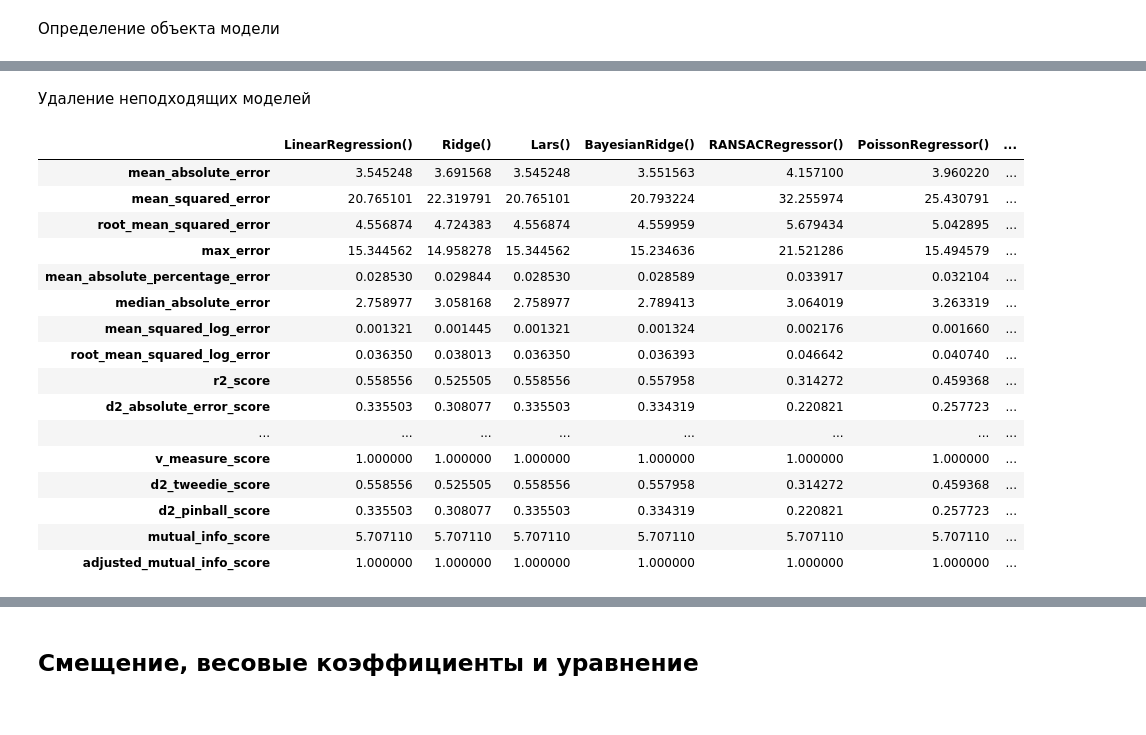
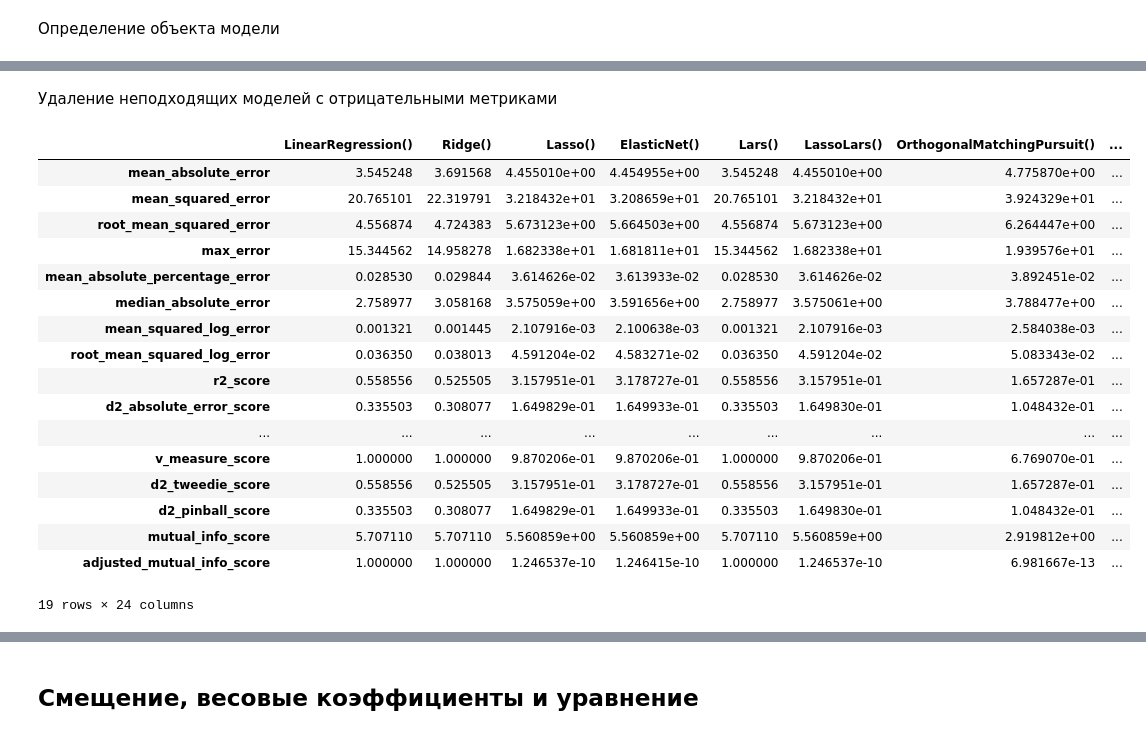
Before and after one commit to ParkhomenkoDV/airfoil_noise, a Jupyter notebook: airfoil_noise.ipynb, the cells around one changed output, grey strips where cells are left out. Drawn from its saved outputs; the diff is of its cells as text; code cells hidden in the pictures.

```diff
--- a/airfoil_noise.ipynb
+++ b/airfoil_noise.ipynb
@@ -290,10 +307,10 @@ sns.heatmap(corr, annot=True, fmt='.3f');
 # %%
-drop_features = find_drop_features(corr, threshold=0.85)
-print(f'Линейно зависимые признаки: {drop_features}')
+corr_features = df.find_corr_features(threshold=0.85)
+print(f'Линейно зависимые признаки: {corr_features}')
 # %% [output]
 Линейно зависимые признаки: []
 # %%
-df.drop(drop_features, inplace=True)
+df.drop(corr_features, axis=1, inplace=True)
 df
 # %% [output]
 |  | Frequency [Hz] | Attack angle [deg] | Chord length [m] | Free-stream velocity [m/s] | Thickness [m] | ... |
@@ -365,7 +433,7 @@ test_size = 0.2
 shuffle = True
 random_state = 0
 # %%
-train_df, test_df = train_test_split(df, test_size=test_size, shuffle=shuffle, random_state=random_state)
+train_df, test_df = df.train_test_split(test_size=test_size, shuffle=shuffle, random_state=random_state)
 # %%
 train_df.shape, test_df.shape
 # %% [output]
@@ -412,10 +478,12 @@ warnings.filterwarnings('ignore')
 errors, scores = dict(), dict()
 
 for model in tqdm(models):
-    predictions = model.predict(test_features)
-
-    errors[str(model)] = model.errors(test_labels, predictions, exceptions=False)
-    scores[str(model)] = model.scores(test_labels, predictions, exceptions=False)
+    try:
+        predictions = model.predict(test_features)
+        errors[str(model)] = model.errors(test_labels, predictions, exceptions=False)
+        scores[str(model)] = model.scores(test_labels, predictions, exceptions=False)
+    except:
+        pass
 
 warnings.filterwarnings('default')
 # %%
@@ -474,28 +542,29 @@ stats
 # %% [markdown]
-Удаление неподходящих моделей
+Удаление неподходящих моделей с отрицательными метриками
 # %%
 stats = stats.transpose()
-stats = stats[(stats > 0).all(axis=1)]
+stats = stats[(stats >= 0).all(axis=1)]
 stats = stats.transpose()
 stats
 # %% [output]
-|  | LinearRegression() | Ridge() | Lars() | BayesianRidge() | RANSACRegressor() | PoissonRegressor() | ... |
-| mean_absolute_error | 3.545248 | 3.691568 | 3.545248 | 3.551563 | 4.157100 | 3.960220 | ... |
-| mean_squared_error | 20.765101 | 22.319791 | 20.765101 | 20.793224 | 32.255974 | 25.430791 | ... |
-| root_mean_squared_error | 4.556874 | 4.724383 | 4.556874 | 4.559959 | 5.679434 | 5.042895 | ... |
-| max_error | 15.344562 | 14.958278 | 15.344562 | 15.234636 | 21.521286 | 15.494579 | ... |
-| mean_absolute_percentage_error | 0.028530 | 0.029844 | 0.028530 | 0.028589 | 0.033917 | 0.032104 | ... |
-| median_absolute_error | 2.758977 | 3.058168 | 2.758977 | 2.789413 | 3.064019 | 3.263319 | ... |
-| mean_squared_log_error | 0.001321 | 0.001445 | 0.001321 | 0.001324 | 0.002176 | 0.001660 | ... |
-| root_mean_squared_log_error | 0.036350 | 0.038013 | 0.036350 | 0.036393 | 0.046642 | 0.040740 | ... |
-| r2_score | 0.558556 | 0.525505 | 0.558556 | 0.557958 | 0.314272 | 0.459368 | ... |
-| d2_absolute_error_score | 0.335503 | 0.308077 | 0.335503 | 0.334319 | 0.220821 | 0.257723 | ... |
-| ... | ... | ... | ... | ... | ... | ... | ... |
-| v_measure_score | 1.000000 | 1.000000 | 1.000000 | 1.000000 | 1.000000 | 1.000000 | ... |
-| d2_tweedie_score | 0.558556 | 0.525505 | 0.558556 | 0.557958 | 0.314272 | 0.459368 | ... |
-| d2_pinball_score | 0.335503 | 0.308077 | 0.335503 | 0.334319 | 0.220821 | 0.257723 | ... |
-| mutual_info_score | 5.707110 | 5.707110 | 5.707110 | 5.707110 | 5.707110 | 5.707110 | ... |
-| adjusted_mutual_info_score | 1.000000 | 1.000000 | 1.000000 | 1.000000 | 1.000000 | 1.000000 | ... |
+|  | LinearRegression() | Ridge() | Lasso() | ElasticNet() | Lars() | LassoLars() | OrthogonalMatchingPursuit() | ... |
+| mean_absolute_error | 3.545248 | 3.691568 | 4.455010e+00 | 4.454955e+00 | 3.545248 | 4.455010e+00 | 4.775870e+00 | ... |
+| mean_squared_error | 20.765101 | 22.319791 | 3.218432e+01 | 3.208659e+01 | 20.765101 | 3.218432e+01 | 3.924329e+01 | ... |
+| root_mean_squared_error | 4.556874 | 4.724383 | 5.673123e+00 | 5.664503e+00 | 4.556874 | 5.673123e+00 | 6.264447e+00 | ... |
+| max_error | 15.344562 | 14.958278 | 1.682338e+01 | 1.681811e+01 | 15.344562 | 1.682338e+01 | 1.939576e+01 | ... |
+| mean_absolute_percentage_error | 0.028530 | 0.029844 | 3.614626e-02 | 3.613933e-02 | 0.028530 | 3.614626e-02 | 3.892451e-02 | ... |
+| median_absolute_error | 2.758977 | 3.058168 | 3.575059e+00 | 3.591656e+00 | 2.758977 | 3.575061e+00 | 3.788477e+00 | ... |
+| mean_squared_log_error | 0.001321 | 0.001445 | 2.107916e-03 | 2.100638e-03 | 0.001321 | 2.107916e-03 | 2.584038e-03 | ... |
+| root_mean_squared_log_error | 0.036350 | 0.038013 | 4.591204e-02 | 4.583271e-02 | 0.036350 | 4.591204e-02 | 5.083343e-02 | ... |
+| r2_score | 0.558556 | 0.525505 | 3.157951e-01 | 3.178727e-01 | 0.558556 | 3.157951e-01 | 1.657287e-01 | ... |
+| d2_absolute_error_score | 0.335503 | 0.308077 | 1.649829e-01 | 1.649933e-01 | 0.335503 | 1.649830e-01 | 1.048432e-01 | ... |
+| ... | ... | ... | ... | ... | ... | ... | ... | ... |
+| v_measure_score | 1.000000 | 1.000000 | 9.870206e-01 | 9.870206e-01 | 1.000000 | 9.870206e-01 | 6.769070e-01 | ... |
+| d2_tweedie_score | 0.558556 | 0.525505 | 3.157951e-01 | 3.178727e-01 | 0.558556 | 3.157951e-01 | 1.657287e-01 | ... |
+| d2_pinball_score | 0.335503 | 0.308077 | 1.649829e-01 | 1.649933e-01 | 0.335503 | 1.649830e-01 | 1.048432e-01 | ... |
+| mutual_info_score | 5.707110 | 5.707110 | 5.560859e+00 | 5.560859e+00 | 5.707110 | 5.560859e+00 | 2.919812e+00 | ... |
+| adjusted_mutual_info_score | 1.000000 | 1.000000 | 1.246537e-10 | 1.246415e-10 | 1.000000 | 1.246537e-10 | 6.981667e-13 | ... |
+19 rows × 24 columns
 # %%
 cmap = sns.color_palette('coolwarm', as_cmap=True)
 stats.style.background_gradient(cmap=cmap)
```
Also changed, not shown: parts of 62 cells of this notebook.
